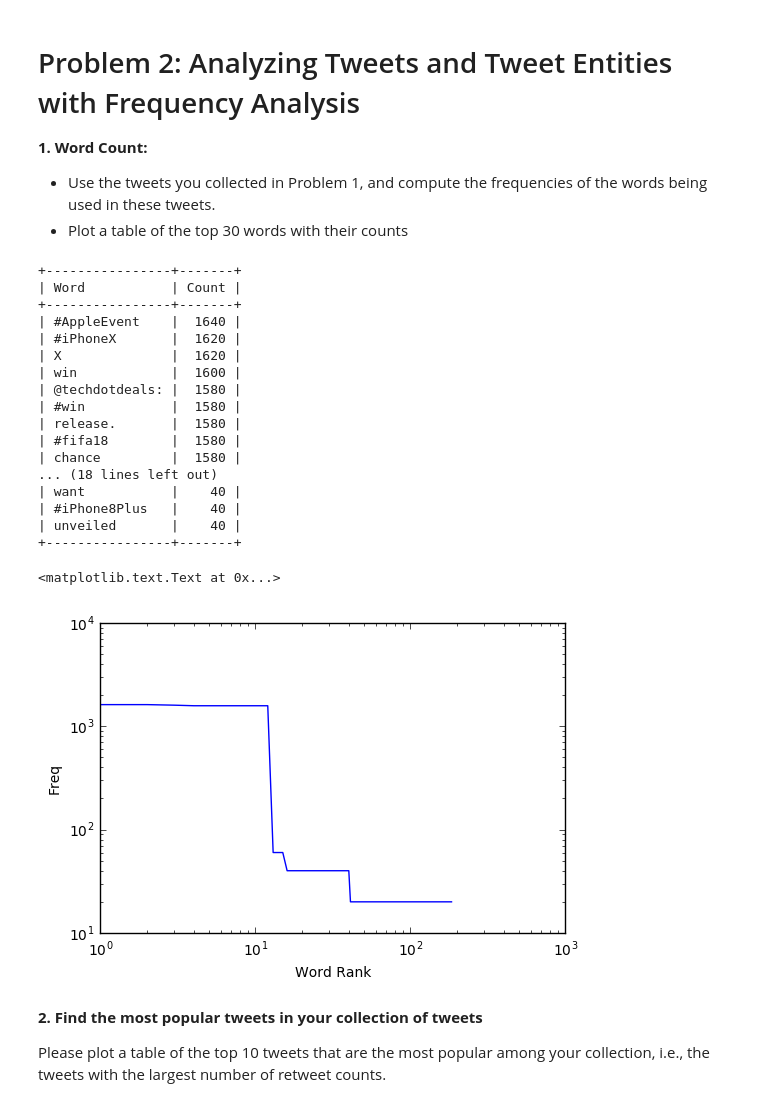
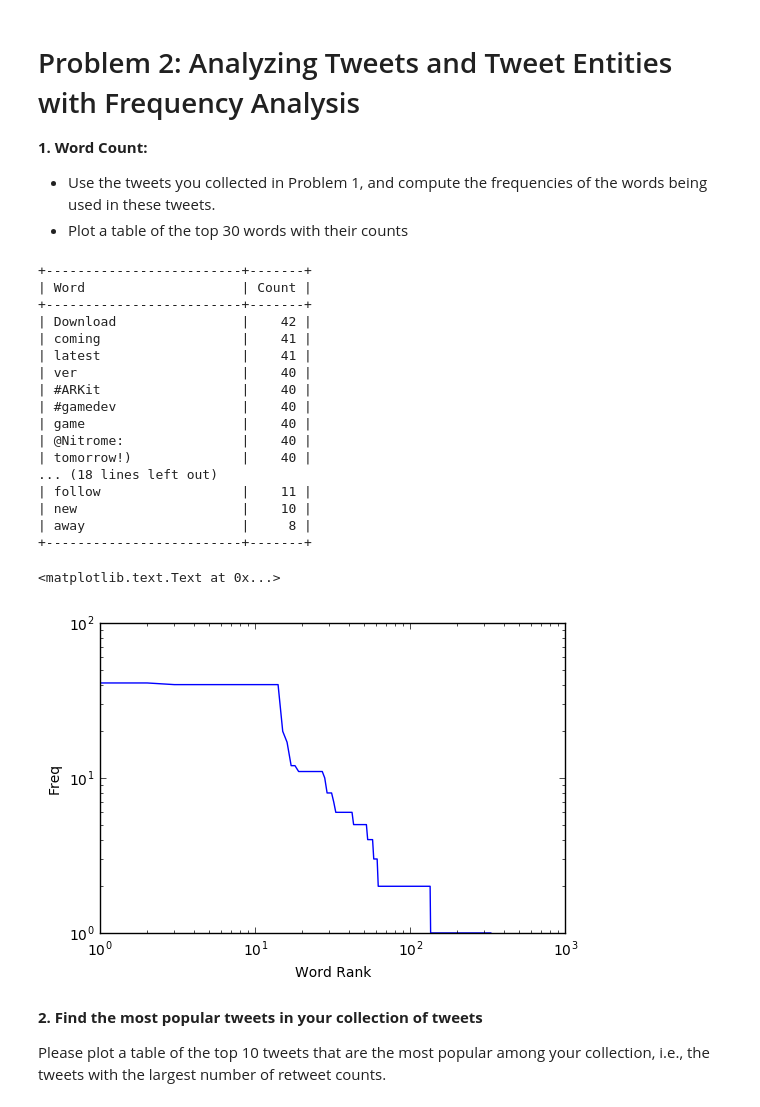
Before and after one commit to DS501-17F-Team14/Case-Study-1, a Jupyter notebook: Team-14 Twitter Analyisis of iPhone8.ipynb, the cells around one changed output. Drawn from its saved outputs; the diff is of its cells as text; code cells hidden in the pictures.

```diff
--- a/Team-14 Twitter Analyisis of iPhone8.ipynb
+++ b/Team-14 Twitter Analyisis of iPhone8.ipynb
@@ -150,51 +141,51 @@ from nltk.corpus import stopwords
 #nltk.download("twitter_samples")
 def unwantedWords():
     unwant = list(stopwords.words('english'))
     unwant += ['#iPhone', 'iPhone', 'iOS', '#iphone', '0', '1', '2', '3', '4', '5', '6', '7', '8', '9' 'https', 'http', 'I',
                '#iphone8', '#iPhone8', '#Apple', 'RT']
     unwant += list(string.punctuation)
     return unwant
 
-statues = json.loads(open('London 09.14.2017.json').read())
+statues = json.loads(open('London 09.15.2017.json').read())
 status_texts = [ status['text']
                  for status in statues ]
 words = []
 unwantwords = unwantedWords()
 for t in status_texts:
     for w in t.split():
         if w not in unwantwords:
             words.append(w)
 
 c= collections.Counter(words)
 pt = PrettyTable(field_names=['Word', 'Count'])
 [pt.add_row(row) for row in c.most_common()[:30]]
 pt.align["Word"], pt.align['Count'] = 'l', 'r'
 print(pt)
 
 word_counts = sorted(c.values(), reverse=True)
 plt.loglog(word_counts)
 plt.ylabel("Freq")
 plt.xlabel("Word Rank")
 # %% [output]
-+----------------+-------+
-| Word           | Count |
-+----------------+-------+
-| #AppleEvent    |  1640 |
-| #iPhoneX       |  1620 |
-| X              |  1620 |
-| win            |  1600 |
-| @techdotdeals: |  1580 |
-| #win           |  1580 |
-| release.       |  1580 |
-| #fifa18        |  1580 |
-| chance         |  1580 |
++-------------------------+-------+
+| Word                    | Count |
++-------------------------+-------+
+| Download                |    42 |
+| coming                  |    41 |
+| latest                  |    41 |
+| ver                     |    40 |
+| #ARKit                  |    40 |
+| #gamedev                |    40 |
+| game                    |    40 |
+| @Nitrome:               |    40 |
+| tomorrow!)              |    40 |
 ... (18 lines left out)
-| want           |    40 |
-| #iPhone8Plus   |    40 |
-| unveiled       |    40 |
-+----------------+-------+
+| follow                  |    11 |
+| new                     |    10 |
+| away                    |     8 |
++-------------------------+-------+
 <matplotlib.text.Text at 0x...>
-[figure, old version]
+[figure, new version]
 # %% [markdown]
 **2. Find the most popular tweets in your collection of tweets**
 
```
Also changed, not shown: parts of 8 cells of this notebook.
